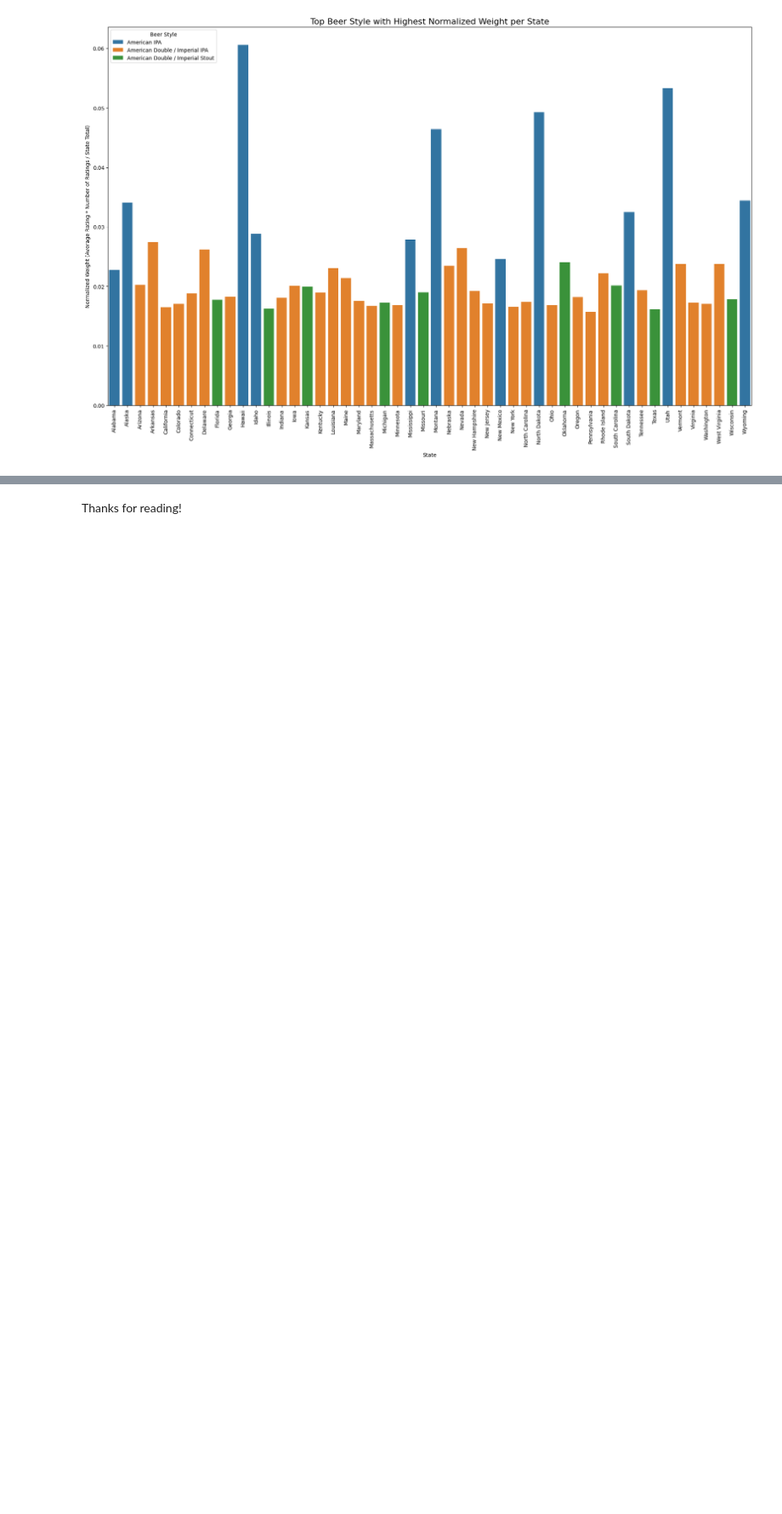
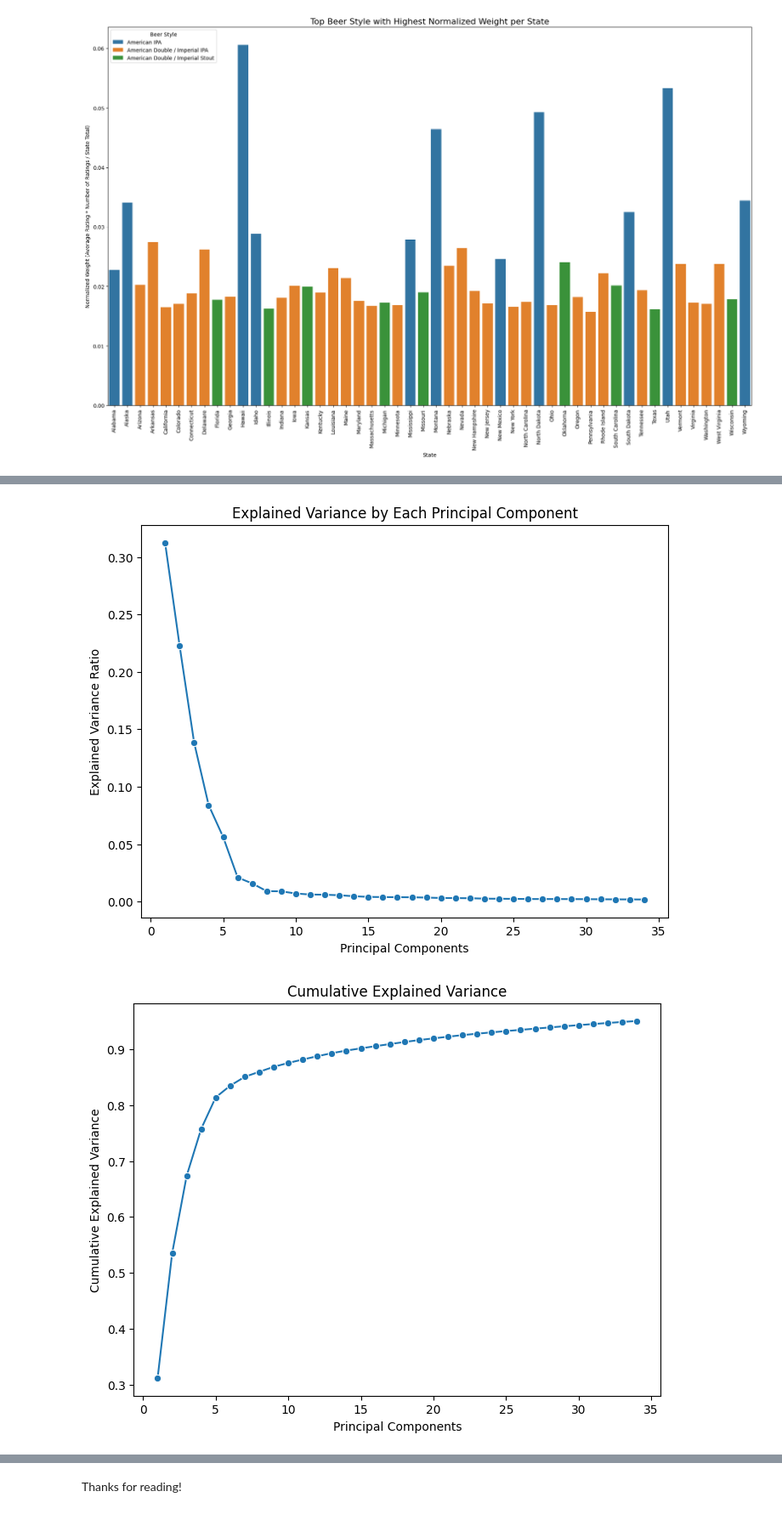
Before and after one commit to epfl-ada/ada-2024-project-x0x0, a Jupyter notebook: results.ipynb, the cells around one changed output, grey strips where cells are left out. Shown at 85% size. Saved outputs shown, nothing was run; the diff lists cells and outputs as text; code cells hidden in the pictures; blank space fills up the shorter version.

```diff
--- a/results.ipynb
+++ b/results.ipynb
@@ -207,0 +277,7 @@ See the caveats in the documentation: https://pandas.pydata.org/pandas-docs/stab
+# %%
+from src.questions.dbscan.utils.PCA import plot_vars
+
+X_pca_df, X_scaled = plot_vars(BA_US_knn_text)
+# %% [output]
+[figure, added]
+[figure, added]
```
Also changed, not shown: parts of 32 cells of this notebook, 3 other files.
